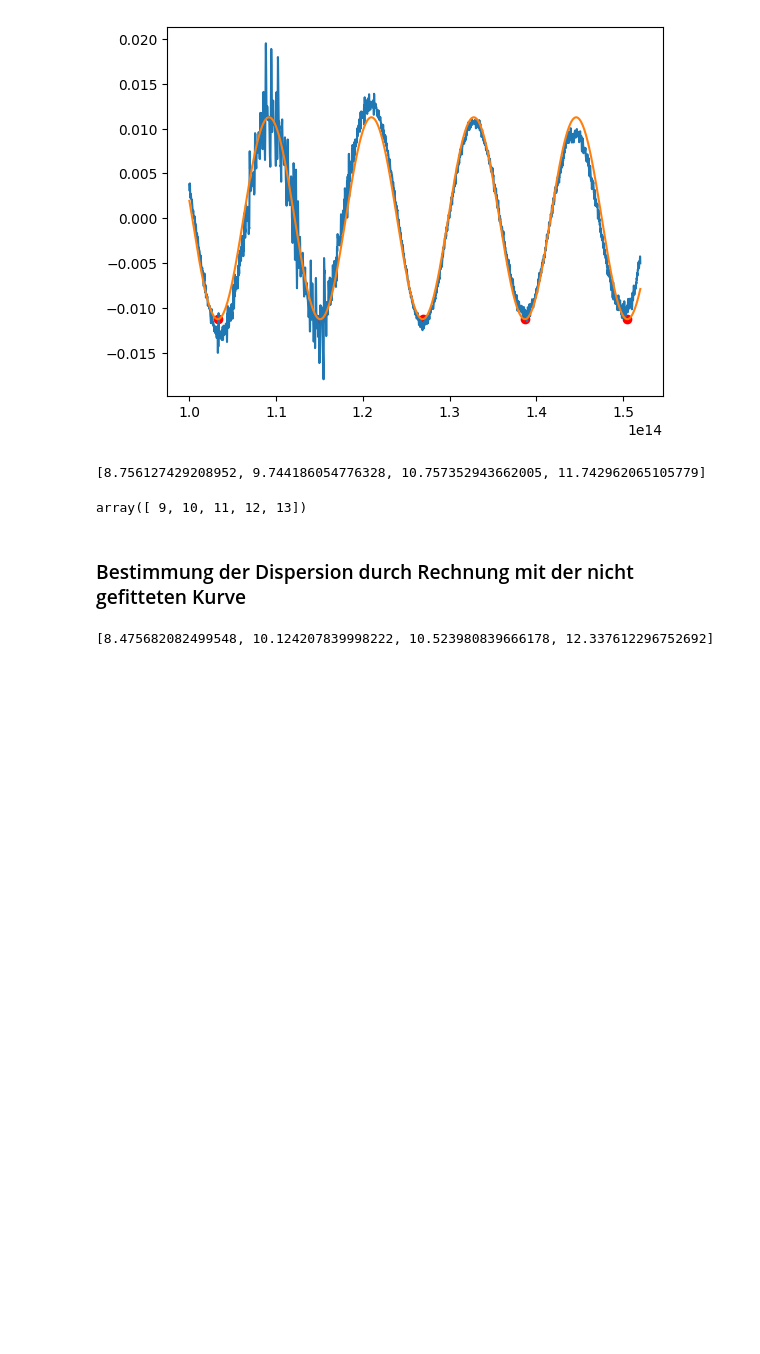
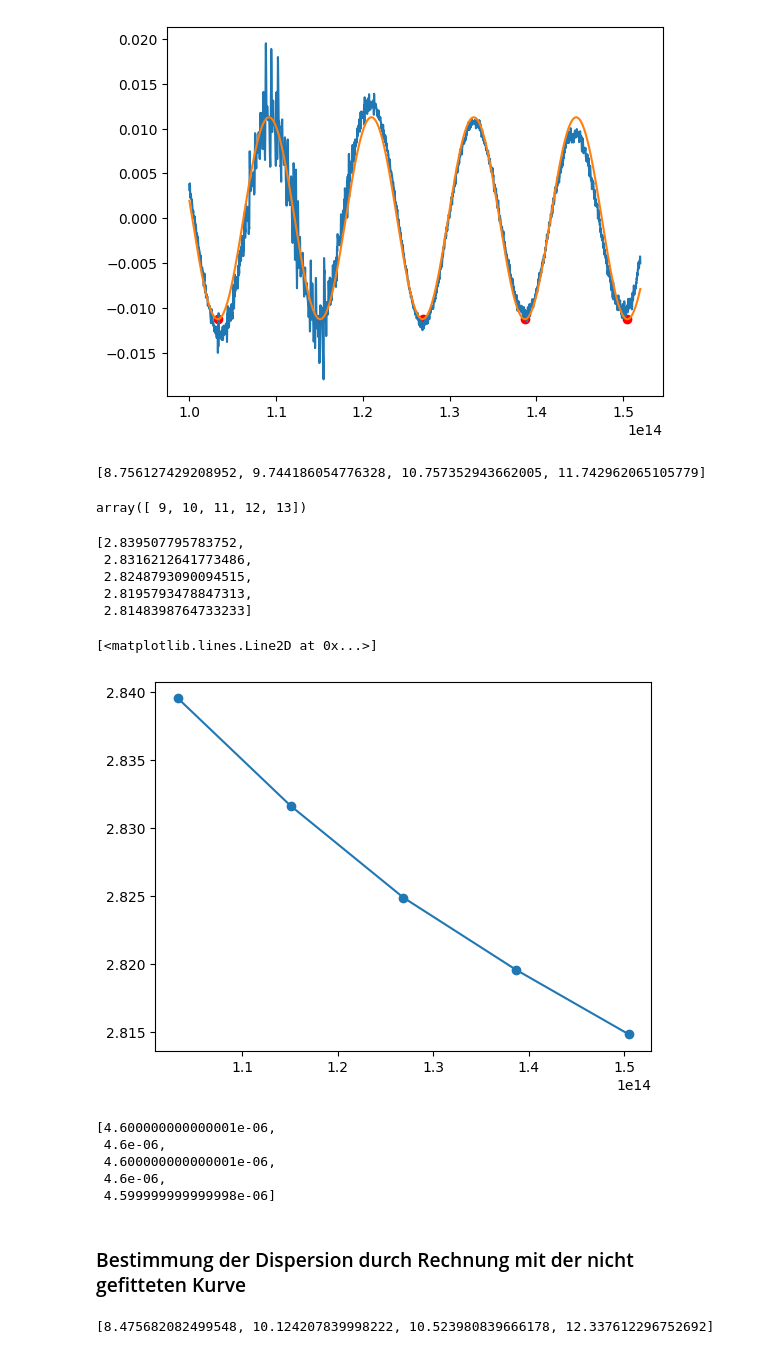
Before and after one commit to alexburg14/Fabry-Perot, a Jupyter notebook: calc_refractive/J140228.ipynb, the cells around one changed output. Saved outputs shown, nothing was run; the diff lists cells and outputs as text; code cells hidden in the pictures; blank space fills up the shorter version.

```diff
--- a/calc_refractive/J140228.ipynb
+++ b/calc_refractive/J140228.ipynb
@@ -34,6 +33,3 @@ array([2.50170494e-05, 2.49869084e-05, 2.49568399e-05, ...,
-# %%
-def sine(f,A):
-    return A*np.sin(2*np.pi*f)
 # %%
 # return index of a sorted list wherelist[index] is a specific value
 def find_nearest(array, value):
@@ -103,8 +99,34 @@ m_array_fit_20_clean
 array([ 9, 10, 11, 12, 13])
 # %%
 n_array_minima_fit_20 = []
-for i in range(len(m_array_fit_20_clean):
-    n_array_minima_fit_20.append(refractive_index(m_array_fit_20_clean[i],4.6e-6,minima_fr
+for i in range(len(m_array_fit_20_clean)):
+    n_array_minima_fit_20.append(refractive_index(m_array_fit_20_clean[i],4.6e-6,minima_frequenz_fit_20[i]))
+n_array_minima_fit_20
+# %% [output]
+[2.839507795783752,
+ 2.8316212641773486,
+ 2.8248793090094515,
+ 2.8195793478847313,
+ 2.8148398764733233]
+# %%
+plt.scatter(minima_frequenz_fit_20,n_array_minima_fit_20)
+params_J14_fit, cov_J14_fit = scipy.optimize.curve_fit(polynomial, minima_frequenz_fit_20, n_array_minima_fit_20)
+plt.plot(minima_frequenz_fit_20,polynomial(np.array(minima_frequenz_fit_20),*params_J14_fit))
+# %% [output]
+[<matplotlib.lines.Line2D at 0x...>]
+[figure, added]
+# %%
+L_array_fit = []
+for i in range(len(m_array_fit_20_clean)):
+    L_array_fit.append(länge(m_array_fit_20_clean[i],polynomial(minima_frequenz_fit_20[i],*params_J14_fit),minima_frequenz_fit_20[i]))
+
+L_array_fit
+# %% [output]
+[4.600000000000001e-06,
+ 4.6e-06,
+ 4.600000000000001e-06,
+ 4.6e-06,
+ 4.599999999999998e-06]
 # %% [markdown]
 ### Bestimmung der Dispersion durch Rechnung mit der nicht gefitteten Kurve
 # %%
```
Also changed, not shown: parts of 17 cells of this notebook, 1 other file.
